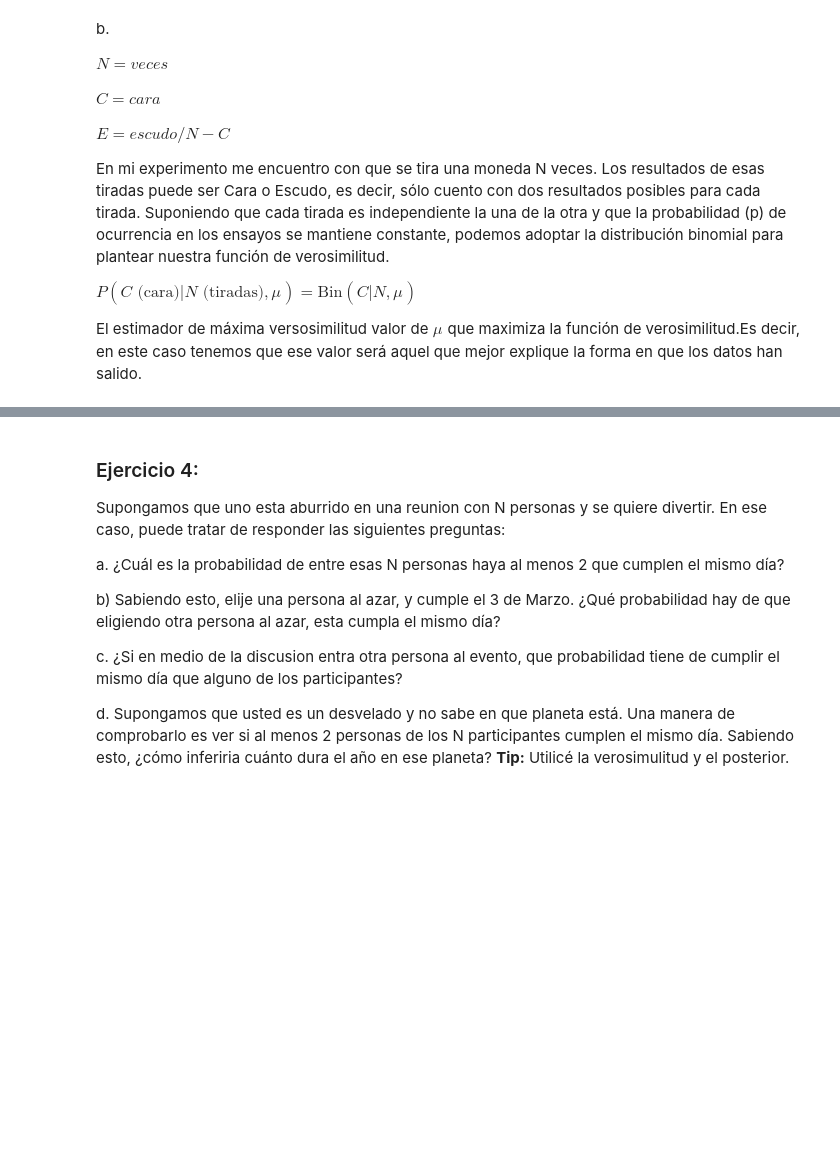
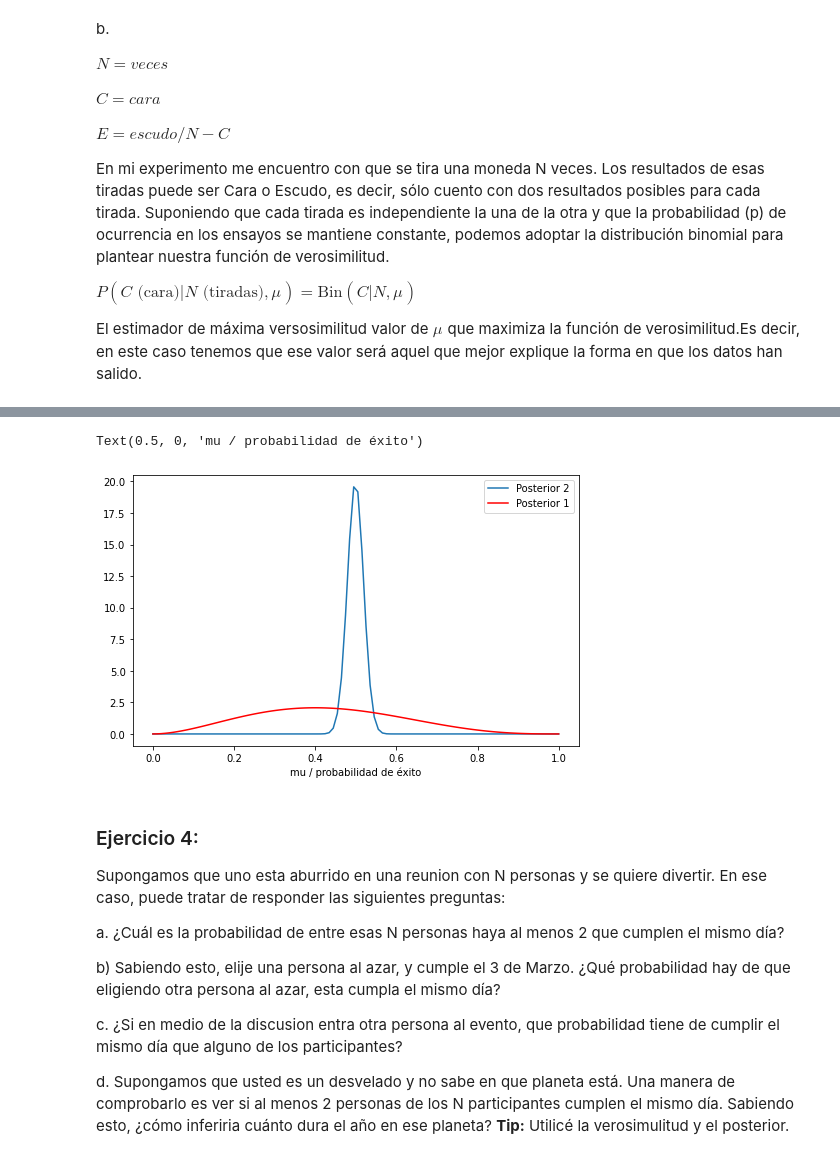
Before and after one commit to agustinfernandez/ML-UNSAM, a Jupyter notebook: Ejercicios_02_InferenciaBayesiana.ipynb, the cells around one changed output, grey strips where cells are left out. Cells and saved outputs as stored; diff of their text form; code cells hidden in the pictures; blank space fills up the shorter version.

```diff
--- a/Ejercicios_02_InferenciaBayesiana.ipynb
+++ b/Ejercicios_02_InferenciaBayesiana.ipynb
@@ -155,3 +211,12 @@ El estimador de máxima versosimilitud valor de $\mu_{}$ que maximiza la funció
+# %%
+plt.figure(figsize=(8, 5))
+plt.plot(mu, posterior_2/ np.sum(posterior_2 * np.diff(mu)[0]), label='Posterior 2')
+plt.plot(mu, likelihook , color='r', label='Posterior 1')
+plt.legend(loc=0)
+plt.xlabel('mu / probabilidad de éxito')
+# %% [output]
+Text(0.5, 0, 'mu / probabilidad de éxito')
+[figure, added]
 # %% [markdown]
 ### Ejercicio 4:
 
```
Also changed, not shown: parts of 7 cells of this notebook.
